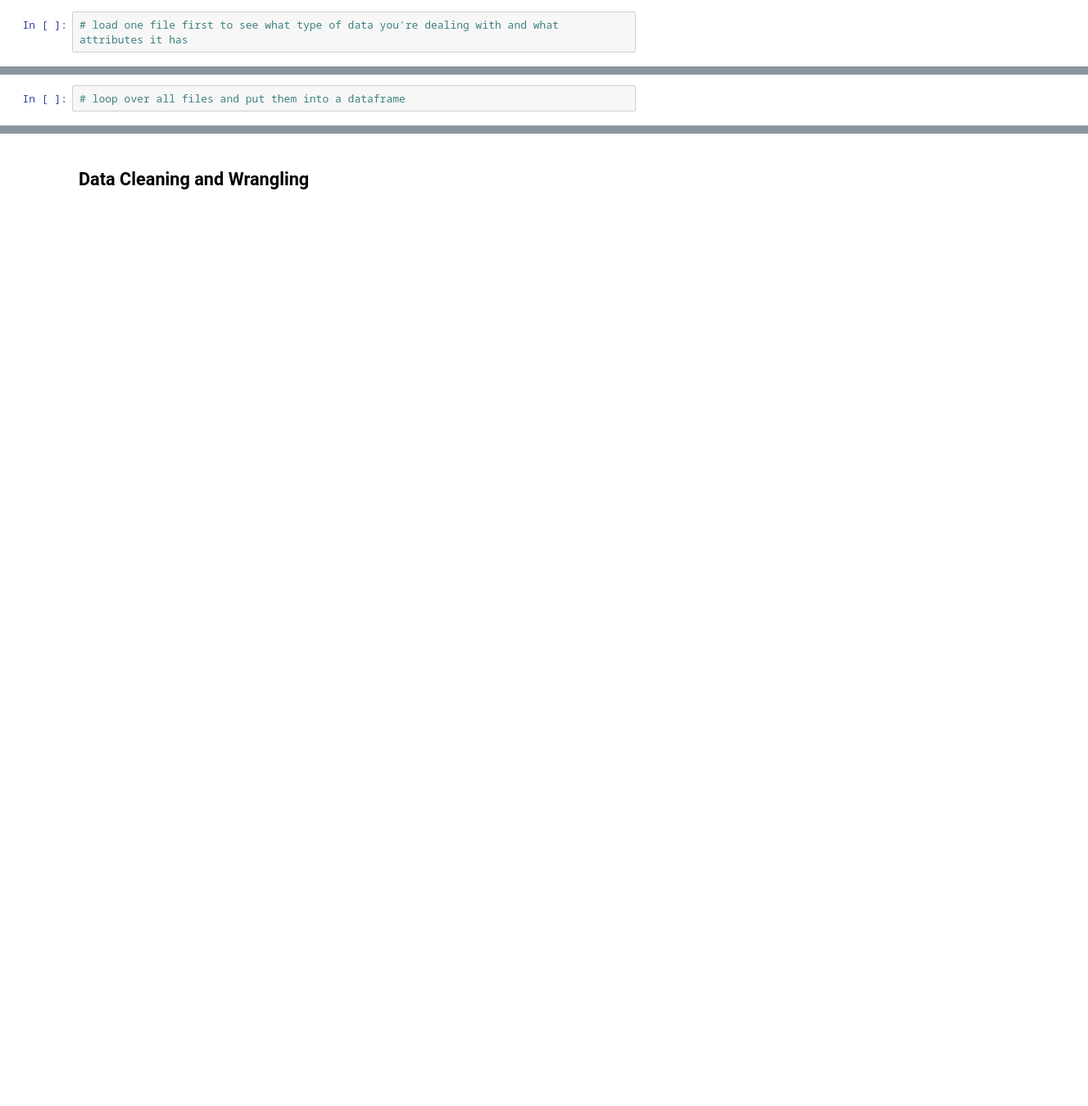
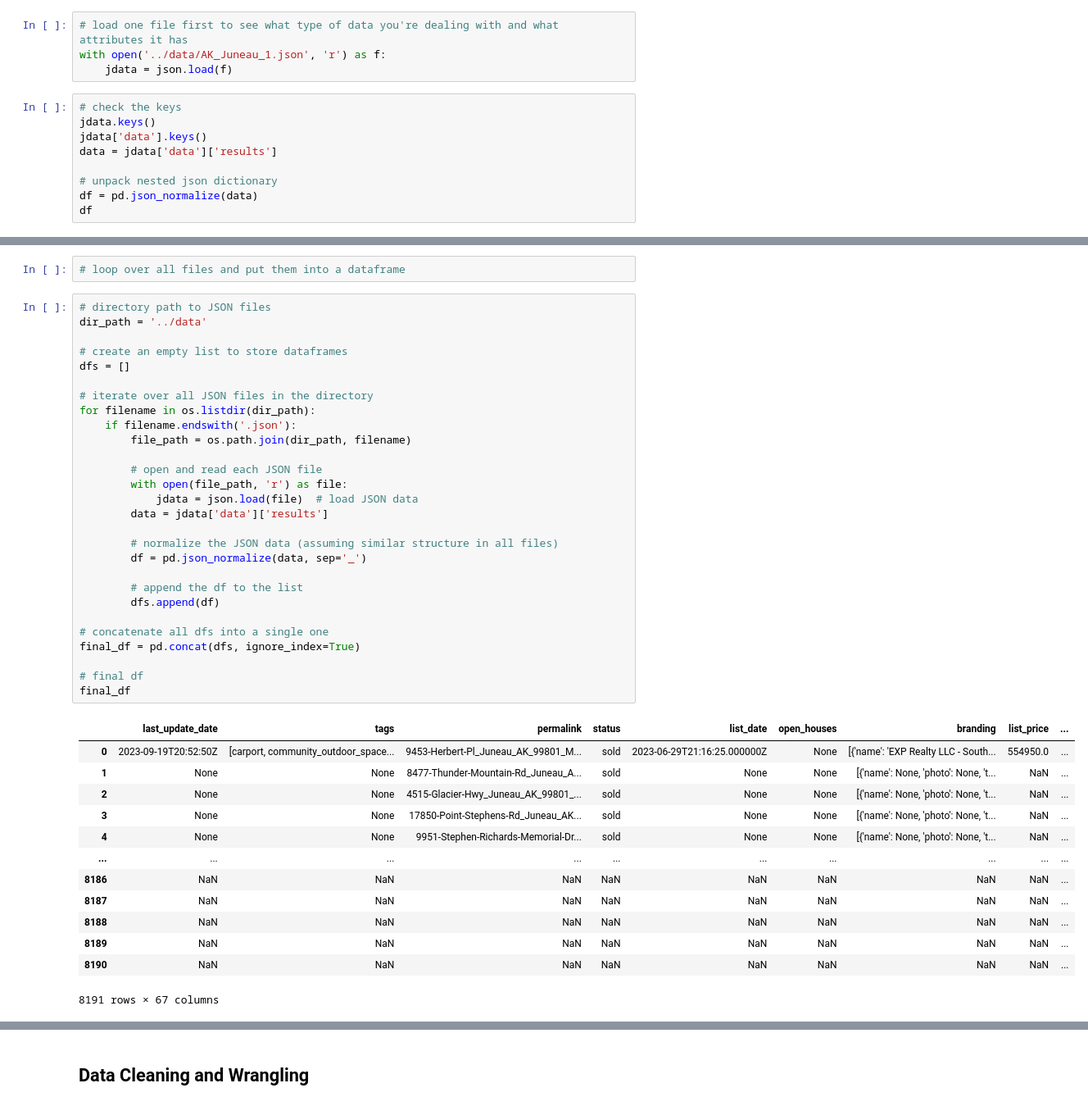
Before and after one commit to wjura/lhl-midterm-project, a Jupyter notebook: notebooks/1 - EDA.ipynb, the cells around one changed output, grey strips where cells are left out. Shown at 82% size. Cells and saved outputs as stored; diff of their text form; blank space fills up the shorter version.

Commit message:
json files parsed and df cleaned

```diff
--- a/notebooks/1 - EDA.ipynb
+++ b/notebooks/1 - EDA.ipynb
@@ -23,3 +24,14 @@ from functions_variables import encode_tags
 ## Data Importing
 # %%
 # load one file first to see what type of data you're dealing with and what attributes it has
+with open('../data/AK_Juneau_1.json', 'r') as f:
+    jdata = json.load(f)
+# %%
+# check the keys
+jdata.keys()
+jdata['data'].keys()
+data = jdata['data']['results']
+
+# unpack nested json dictionary
+df = pd.json_normalize(data)
+df
@@ -26,2 +70,44 @@ from functions_variables import encode_tags
 # %%
 # loop over all files and put them into a dataframe
+# %%
+# directory path to JSON files
+dir_path = '../data'
+
+# create an empty list to store dataframes
+dfs = []
+
+# iterate over all JSON files in the directory
+for filename in os.listdir(dir_path):
+    if filename.endswith('.json'):
+        file_path = os.path.join(dir_path, filename)
+
+        # open and read each JSON file
+        with open(file_path, 'r') as file:
+            jdata = json.load(file)  # load JSON data
+        data = jdata['data']['results']
+
+        # normalize the JSON data (assuming similar structure in all files)
+        df = pd.json_normalize(data, sep='_')
+
+        # append the df to the list
+        dfs.append(df)
+
+# concatenate all dfs into a single one
+final_df = pd.concat(dfs, ignore_index=True)
+
+# final df
+final_df
+# %% [output]
+|  | last_update_date | tags | permalink | status | list_date | open_houses | branding | list_price | ... |
+| 0 | 2023-09-19T20:52:50Z | [carport, community_outdoor_space... | 9453-Herbert-Pl_Juneau_AK_99801_M... | sold | 2023-06-29T21:16:25.000000Z | None | [{'name': 'EXP Realty LLC - South... | 554950.0 | ... |
+| 1 | None | None | 8477-Thunder-Mountain-Rd_Juneau_A... | sold | None | None | [{'name': None, 'photo': None, 't... | NaN | ... |
+| 2 | None | None | 4515-Glacier-Hwy_Juneau_AK_99801_... | sold | None | None | [{'name': None, 'photo': None, 't... | NaN | ... |
+| 3 | None | None | 17850-Point-Stephens-Rd_Juneau_AK... | sold | None | None | [{'name': None, 'photo': None, 't... | NaN | ... |
+| 4 | None | None | 9951-Stephen-Richards-Memorial-Dr... | sold | None | None | [{'name': None, 'photo': None, 't... | NaN | ... |
+| ... | ... | ... | ... | ... | ... | ... | ... | ... | ... |
+| 8186 | NaN | NaN | NaN | NaN | NaN | NaN | NaN | NaN | ... |
+| 8187 | NaN | NaN | NaN | NaN | NaN | NaN | NaN | NaN | ... |
+| 8188 | NaN | NaN | NaN | NaN | NaN | NaN | NaN | NaN | ... |
+| 8189 | NaN | NaN | NaN | NaN | NaN | NaN | NaN | NaN | ... |
+| 8190 | NaN | NaN | NaN | NaN | NaN | NaN | NaN | NaN | ... |
+8191 rows × 67 columns
```
Also changed, not shown: parts of 19 cells of this notebook, 1 other file.
